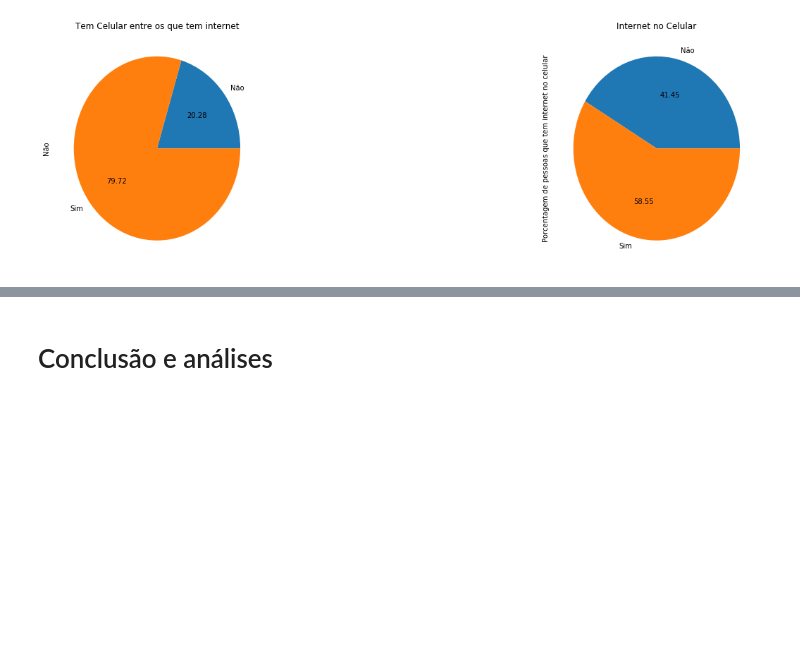
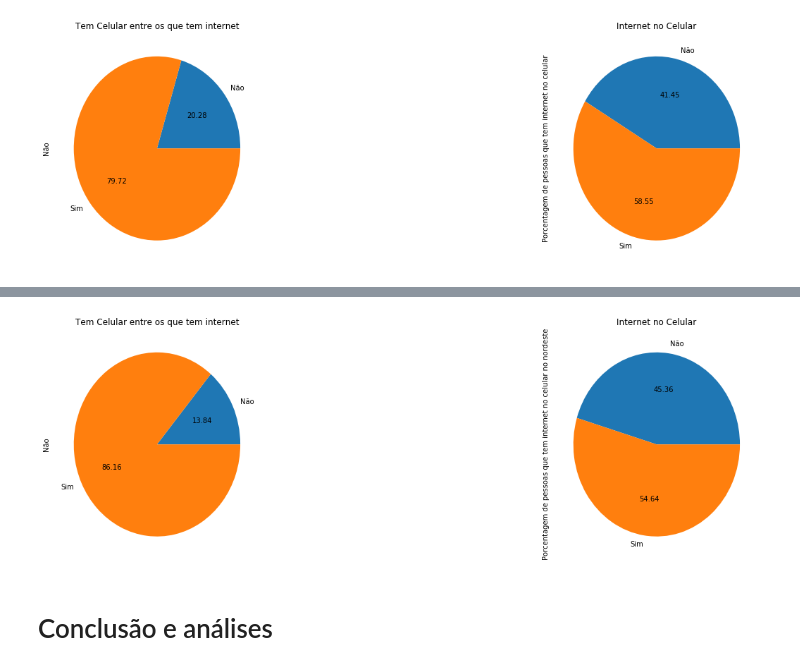
Before and after one commit to joaopmjm/CDDP, a Jupyter notebook: P1 - PNAD.ipynb, the cells around one changed output, grey strips where cells are left out. Saved outputs shown, nothing was run; the diff lists cells and outputs as text; code cells hidden in the pictures; blank space fills up the shorter version.

```diff
--- a/P1 - PNAD.ipynb
+++ b/P1 - PNAD.ipynb
@@ -376,0 +388,14 @@ plt.show()
+# %%
+def pizza_net_nordeste():
+    cel1 = pd.crosstab(net_nordeste['Tem_Celular'],net_nordeste['Internet_Celular']).drop(['Não se aplica'],axis=1)
+    cel2 = pd.crosstab(net_nordeste['Internet_Celular'],net_nordeste['Tem_Celular']).drop(['Não se aplica'])
+    plt.subplot(131)
+    plot = cel1.Não.plot(kind = 'pie',autopct='%.2f',title = 'Tem Celular entre os que tem internet')
+    plt.subplot(133)
+    plot = cel2.Não.plot(kind = 'pie',autopct='%.2f',title = 'Internet no Celular',figsize=(18,6))
+
+    plt.ylabel('Porcentagem de pessoas que tem internet no celular no nordeste')
+    plt.show()
+pizza_net_nordeste()
+# %% [output]
+[figure, added]
```
Also changed, not shown: parts of 11 cells of this notebook.
